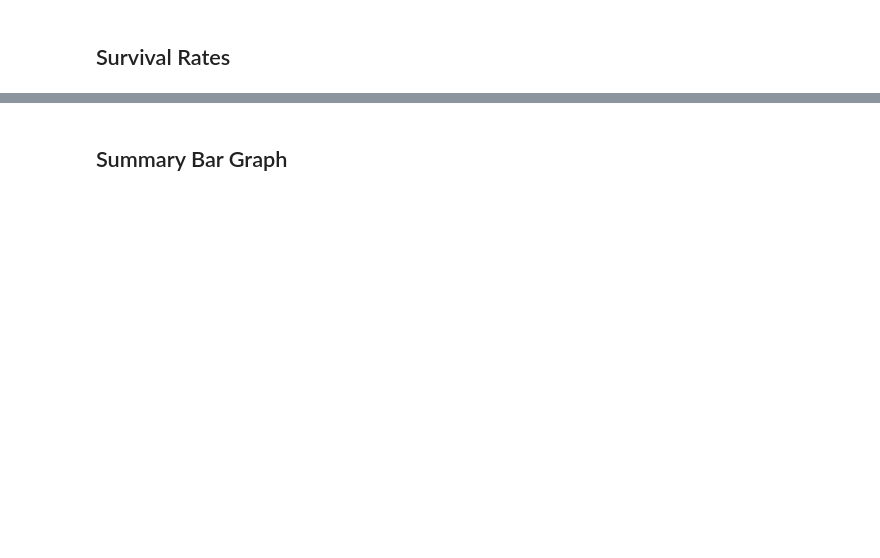
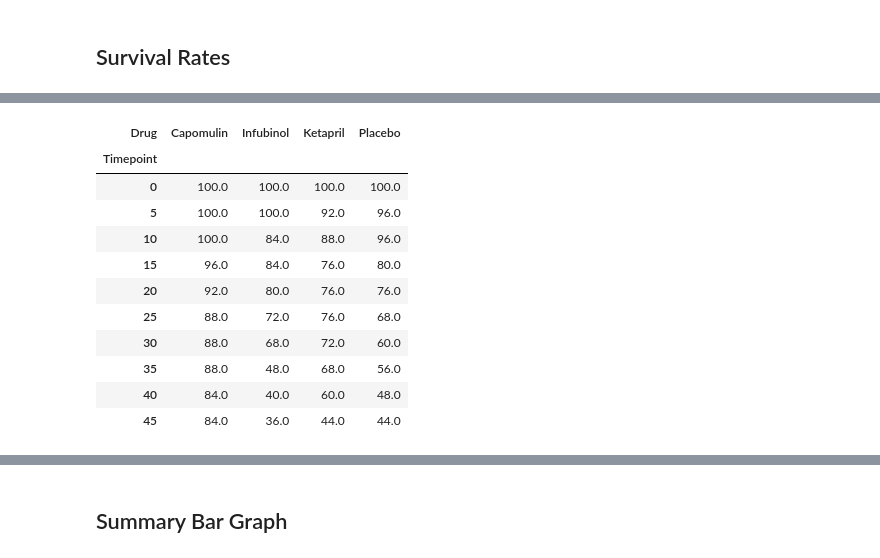
Before and after one commit to shuck0407/Pymaceuticals-Work, a Jupyter notebook: Huckleberry_pymaceuticals.ipynb, the cells around one changed output, grey strips where cells are left out. Saved outputs shown, nothing was run; the diff lists cells and outputs as text; code cells hidden in the pictures; blank space fills up the shorter version.

```diff
--- a/Huckleberry_pymaceuticals.ipynb
+++ b/Huckleberry_pymaceuticals.ipynb
@@ -442,0 +421,19 @@ plt.show()
+# %%
+# Store the Count of Mice Grouped by Drug and Timepoint (W can pass any metric)
+
+drug_results_survival_df = pd.DataFrame({'Mice' : drug_results_df['Mouse ID'],
+                                         'Drug' : drug_results_df['Drug'], 'Timepoint' : drug_results_df['Timepoint']})
+drug_results_survival_df.head()
+
+#group by timepoint and drug
+data_mice_count = drug_results_survival_df.groupby(['Drug', 'Timepoint'])
+
+#convert the grouped object into a dataframe
+survival_count_df = pd.DataFrame(data_mice_count.count().reset_index())
+survival_count_df.head(20)
+
+
+#rename the Mice column to # of Surviving Mice
+
+survival_count_df = survival_count_df.rename(columns={'Mice' : '# of Surviving Mice'})
+survival_count_df.head()
@@ -442,0 +459,21 @@ plt.show()
+# %%
+# Minor Data Munging to Re-Format the Data Frames
+
+#Pivot the count of mice survival dataframe so that the drugs are the columns and the index is the timepoint
+
+survival_percent_df = survival_percent_df.pivot(index='Timepoint', columns = 'Drug', values = 'Survival %')
+
+survival_percent_df
+# %% [output]
+| Drug | Capomulin | Infubinol | Ketapril | Placebo |
+| Timepoint |  |  |  |  |
+| 0 | 100.0 | 100.0 | 100.0 | 100.0 |
+| 5 | 100.0 | 100.0 | 92.0 | 96.0 |
+| 10 | 100.0 | 84.0 | 88.0 | 96.0 |
+| 15 | 96.0 | 84.0 | 76.0 | 80.0 |
+| 20 | 92.0 | 80.0 | 76.0 | 76.0 |
+| 25 | 88.0 | 72.0 | 76.0 | 68.0 |
+| 30 | 88.0 | 68.0 | 72.0 | 60.0 |
+| 35 | 88.0 | 48.0 | 68.0 | 56.0 |
+| 40 | 84.0 | 40.0 | 60.0 | 48.0 |
+| 45 | 84.0 | 36.0 | 44.0 | 44.0 |
```
Also changed, not shown: parts of 13 cells of this notebook, 3 other files.
